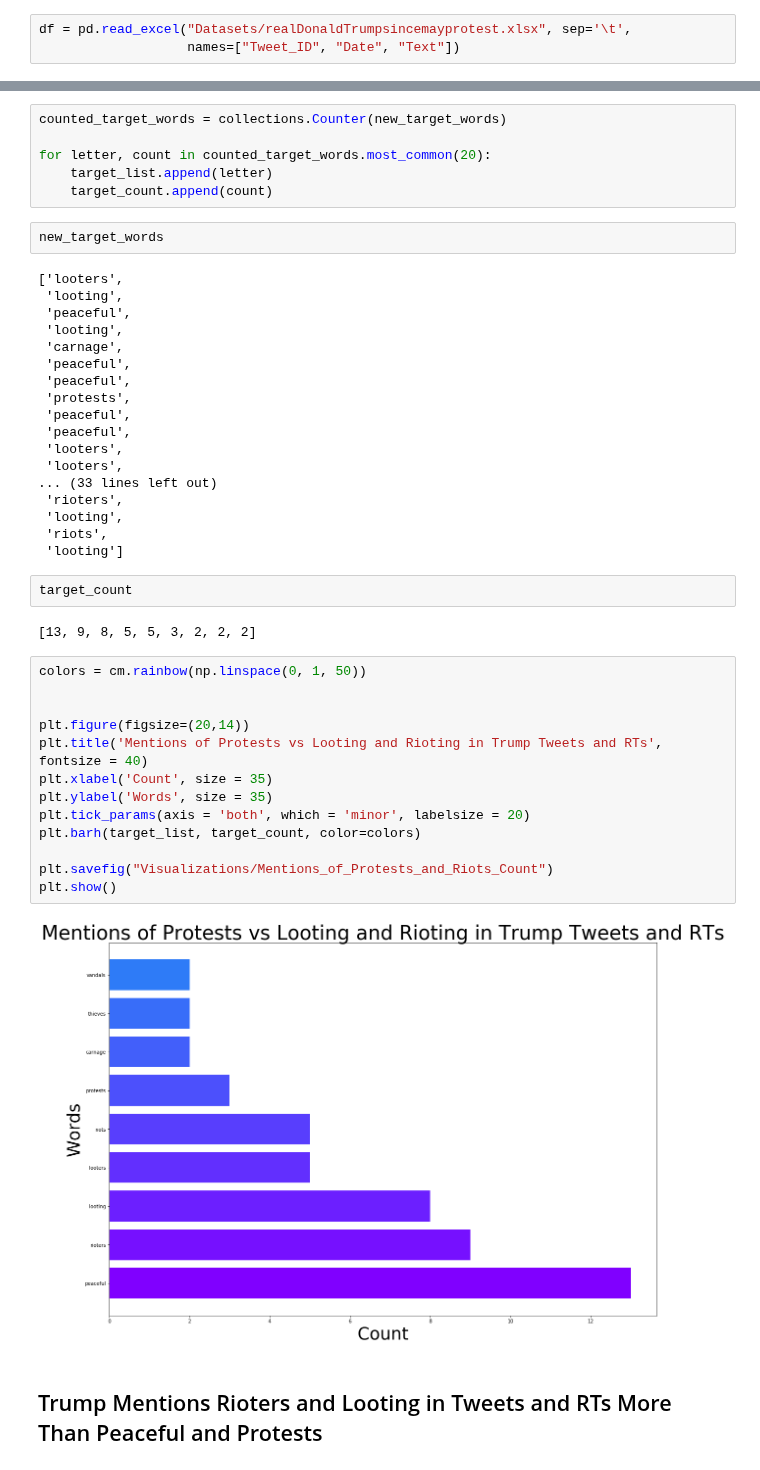
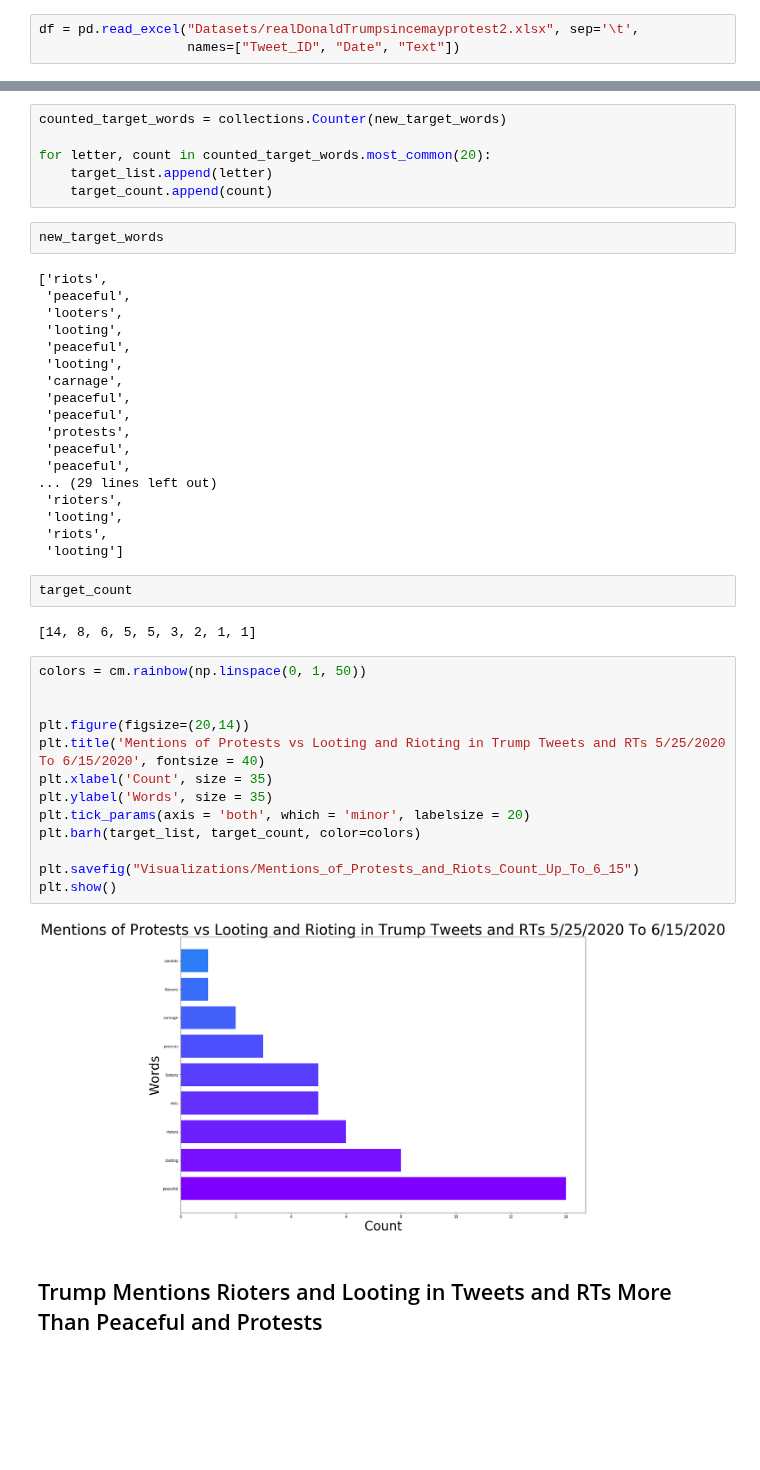
Before and after one commit to irwinmier96/Side_Projects, a Jupyter notebook: Tweets from Trump 2020/tweets_since_minneapolis.ipynb, the cells around one changed output, grey strips where cells are left out. Cells and saved outputs as stored; diff of their text form; blank space fills up the shorter version.

Commit message:
updated visualizations

```diff
--- a/Tweets from Trump 2020/tweets_since_minneapolis.ipynb
+++ b/Tweets from Trump 2020/tweets_since_minneapolis.ipynb
@@ -10,7 +10,7 @@ from PIL import Image
 from wordcloud import WordCloud, STOPWORDS, ImageColorGenerator
 from IPython.display import Image as im
 # %%
-df = pd.read_excel("Datasets/realDonaldTrumpsincemayprotest.xlsx", sep='\t',
+df = pd.read_excel("Datasets/realDonaldTrumpsincemayprotest2.xlsx", sep='\t',
                    names=["Tweet_ID", "Date", "Text"])
 # %%
 #Excel file did not have a proper heading so we needed to create one
@@ -176,7 +176,9 @@ for letter, count in counted_target_words.most_common(20):
 # %%
 new_target_words
 # %% [output]
-['looters',
+['riots',
+ 'peaceful',
+ 'looters',
  'looting',
  'peaceful',
  'looting',
@@ -186,9 +188,7 @@ new_target_words
  'protests',
  'peaceful',
  'peaceful',
- 'looters',
- 'looters',
-... (33 lines left out)
+... (29 lines left out)
  'rioters',
  'looting',
  'riots',
@@ -196,22 +196,22 @@ new_target_words
 # %%
 target_count
 # %% [output]
-[13, 9, 8, 5, 5, 3, 2, 2, 2]
+[14, 8, 6, 5, 5, 3, 2, 1, 1]
 # %%
 colors = cm.rainbow(np.linspace(0, 1, 50))
 
 
 plt.figure(figsize=(20,14))
-plt.title('Mentions of Protests vs Looting and Rioting in Trump Tweets and RTs', fontsize = 40)
+plt.title('Mentions of Protests vs Looting and Rioting in Trump Tweets and RTs 5/25/2020 To 6/15/2020', fontsize = 40)
 plt.xlabel('Count', size = 35)
 plt.ylabel('Words', size = 35)
 plt.tick_params(axis = 'both', which = 'minor', labelsize = 20)
 plt.barh(target_list, target_count, color=colors)
 
-plt.savefig("Visualizations/Mentions_of_Protests_and_Riots_Count")
+plt.savefig("Visualizations/Mentions_of_Protests_and_Riots_Count_Up_To_6_15")
 plt.show()
 # %% [output]
-[figure, old version]
+[figure, new version]
 # %% [markdown]
 ## Trump Mentions Rioters and Looting in Tweets and RTs More Than Peaceful and Protests
 # %% [markdown]
```
Also changed, not shown: parts of 6 cells of this notebook, 6 other files.
